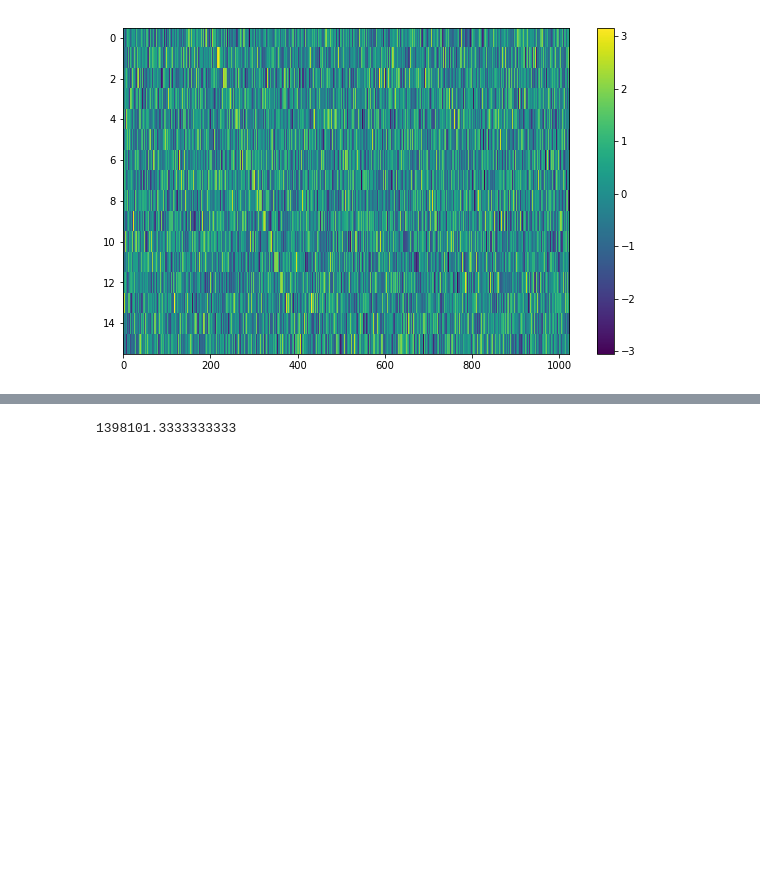
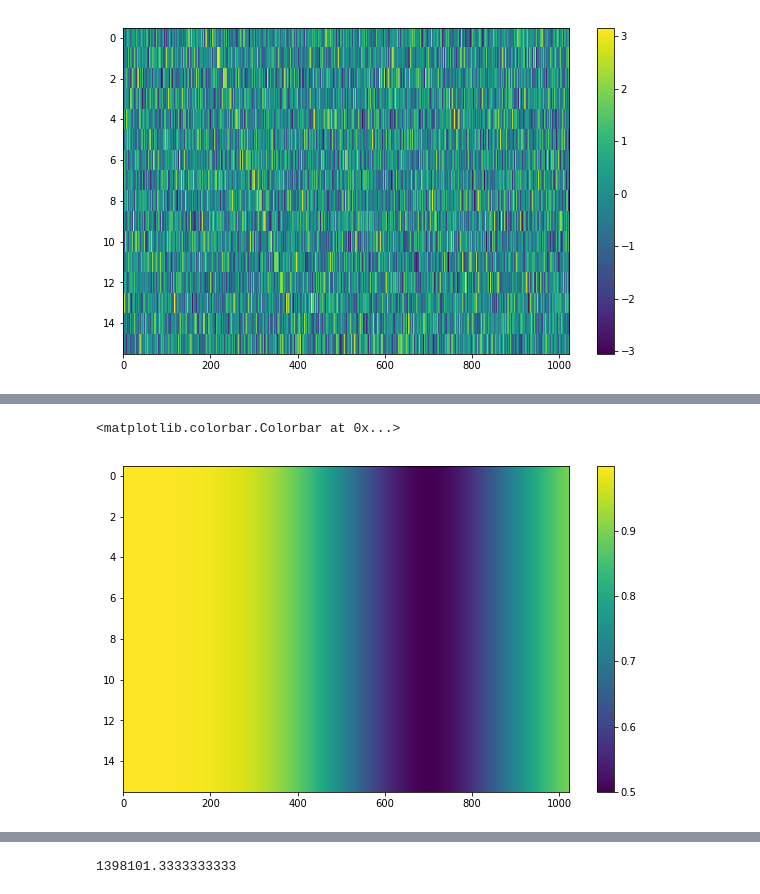
Before and after one commit to bbrzycki/setiml, a Jupyter notebook: jupyter-notebooks/Generate_fake_signals.ipynb, the cells around one changed output, grey strips where cells are left out. Cells and saved outputs as stored; diff of their text form; code cells hidden in the pictures; blank space fills up the shorter version.

```diff
--- a/jupyter-notebooks/Generate_fake_signals.ipynb
+++ b/jupyter-notebooks/Generate_fake_signals.ipynb
@@ -96,0 +117,15 @@ print(start_index, drift_rate, level)
+# %%
+block = stg.generate(ts,
+                          fs,
+                          stg.constant_path(f_start = fs[700], drift_rate = 0),
+                          stg.constant_t_profile(1),
+                          stg.gaussian_f_profile(width = 0.0005),
+                          stg.constant_bp_profile(level = 1.0),
+                          integrate=True)
+
+fig = plt.figure(figsize=(10,6))
+plt.imshow((1-block/2), aspect='auto')
+plt.colorbar()
+# %% [output]
+<matplotlib.colorbar.Colorbar at 0x...>
+[figure, added]
```
Also changed, not shown: parts of 2 cells of this notebook, 6 other files.
